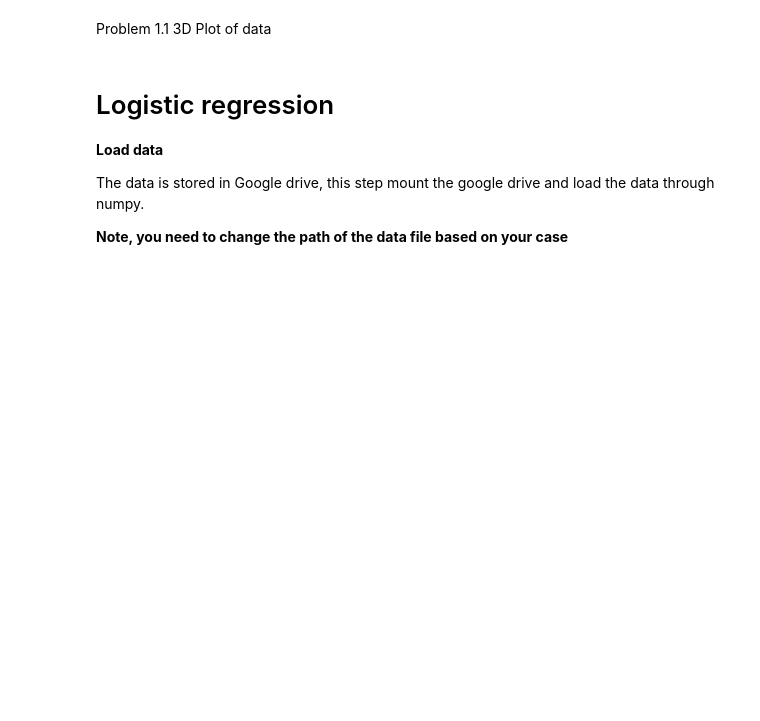
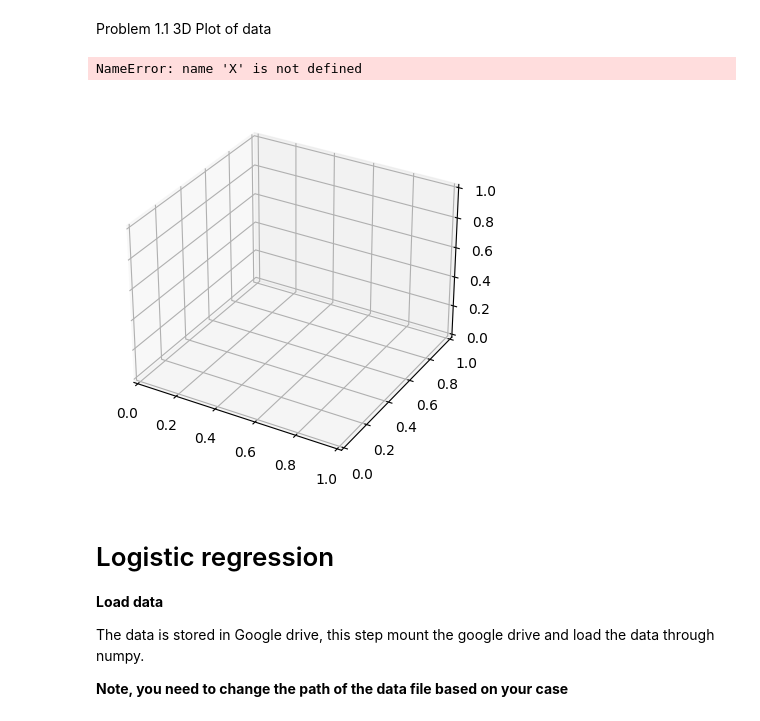
Before and after one commit to c-smith01/classcodes, a Jupyter notebook: Assignment 1 Responses Smith.ipynb, the cells around one changed output. Saved outputs shown, nothing was run; the diff lists cells and outputs as text; code cells hidden in the pictures; blank space fills up the shorter version.

```diff
--- a/Assignment 1 Responses Smith.ipynb
+++ b/Assignment 1 Responses Smith.ipynb
@@ -60,6 +34,12 @@ x = [11.2 75. ], y = 19.9
 **Complete the problems 1.1 - 1.4. Decompose your code into different sessions for clarity**
 # %% [markdown]
 Problem 1.1 3D Plot of data
+# %%
+ax = plt.figure().add_subplot(projection='3d')
+ax.contour(X[0], X[1], y)
+# %% [output]
+NameError: name 'X' is not defined
+[figure, added]
 # %% [markdown]
 # Logistic regression
 
```
Also changed, not shown: parts of 1 cell of this notebook.
